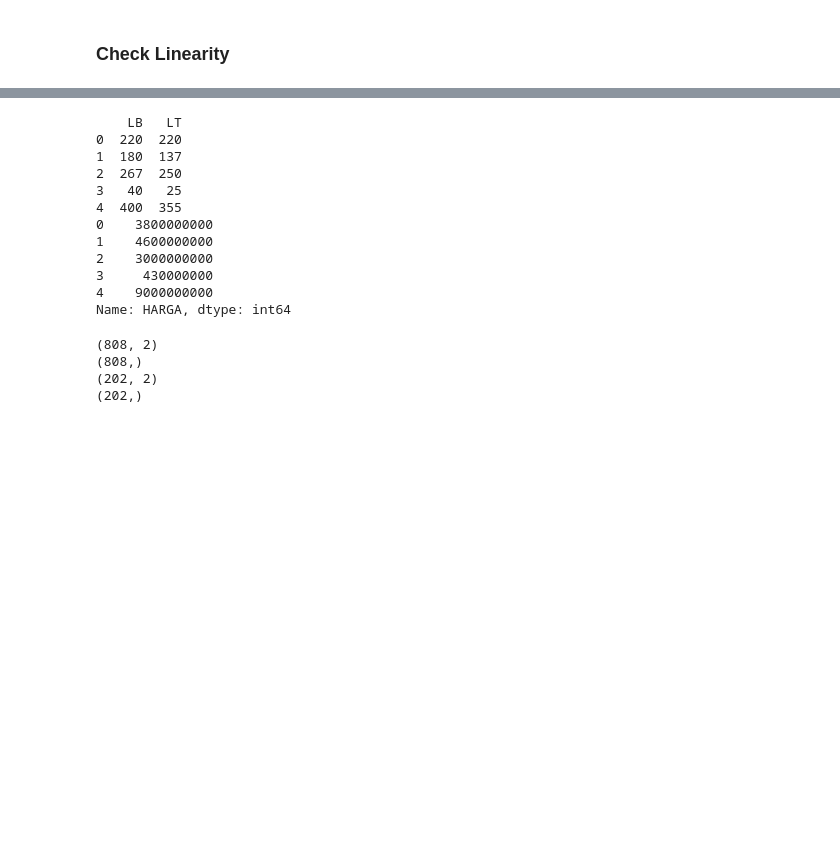
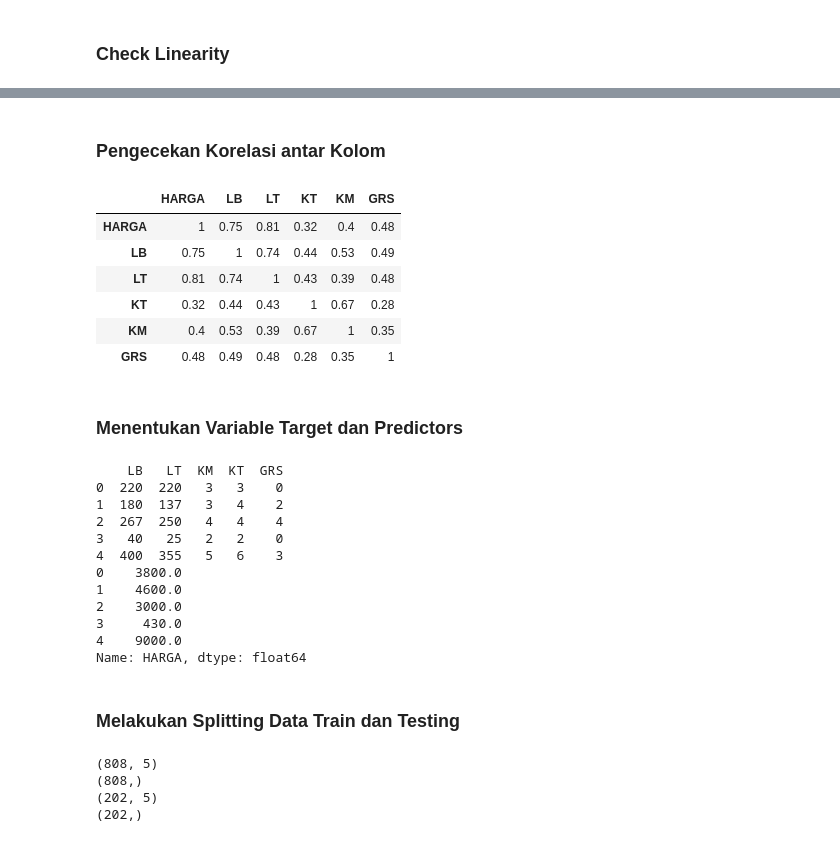
Before and after one commit to zasiem/s1-kuli-magang, a Jupyter notebook: multiple-linear-regression.ipynb, the cells around one changed output, grey strips where cells are left out. Saved outputs shown, nothing was run; the diff lists cells and outputs as text; code cells hidden in the pictures; blank space fills up the shorter version.

```diff
--- a/multiple-linear-regression.ipynb
+++ b/multiple-linear-regression.ipynb
@@ -88,36 +144,53 @@ plt.show()
+# %% [markdown]
+### Pengecekan Korelasi antar Kolom
+# %%
+df.corr().style.background_gradient().set_precision(2)
+# %% [output]
+|  | HARGA | LB | LT | KT | KM | GRS |
+| HARGA | 1 | 0.75 | 0.81 | 0.32 | 0.4 | 0.48 |
+| LB | 0.75 | 1 | 0.74 | 0.44 | 0.53 | 0.49 |
+| LT | 0.81 | 0.74 | 1 | 0.43 | 0.39 | 0.48 |
+| KT | 0.32 | 0.44 | 0.43 | 1 | 0.67 | 0.28 |
+| KM | 0.4 | 0.53 | 0.39 | 0.67 | 1 | 0.35 |
+| GRS | 0.48 | 0.49 | 0.48 | 0.28 | 0.35 | 1 |
+# %% [markdown]
+### Menentukan Variable Target dan Predictors
 # %%
 #split predictor and target
 
 target = 'HARGA'
-predictor = ['LB','LT']
+predictor = ['LB','LT','KM','KT','GRS']
 y = df[target]
 X = df[predictor]
 
 print(X.head())
 print(y.head())
 # %% [output]
-    LB   LT
-0  220  220
-1  180  137
-2  267  250
-3   40   25
-4  400  355
-0    3800000000
-1    4600000000
-2    3000000000
-3     430000000
-4    9000000000
-Name: HARGA, dtype: int64
+    LB   LT  KM  KT  GRS
+0  220  220   3   3    0
+1  180  137   3   4    2
+2  267  250   4   4    4
+3   40   25   2   2    0
+4  400  355   5   6    3
+0    3800.0
+1    4600.0
+2    3000.0
+3     430.0
+4    9000.0
+Name: HARGA, dtype: float64
+# %% [markdown]
+### Melakukan Splitting Data Train dan Testing
 # %%
 #split data to training and testing data
+from sklearn.model_selection import train_test_split
 
-X_train, X_test, y_train, y_test = train_test_split(X, y, test_size=0.20, random_state=200)
+X_train, X_test, y_train, y_test = train_test_split(X, y, test_size=0.2, random_state=100)
 print(X_train.shape)
 print(y_train.shape)
 print(X_test.shape)
 print(y_test.shape)
 # %% [output]
-(808, 2)
+(808, 5)
 (808,)
-(202, 2)
+(202, 5)
 (202,)
```
Also changed, not shown: parts of 14 cells of this notebook, 2 other files.
